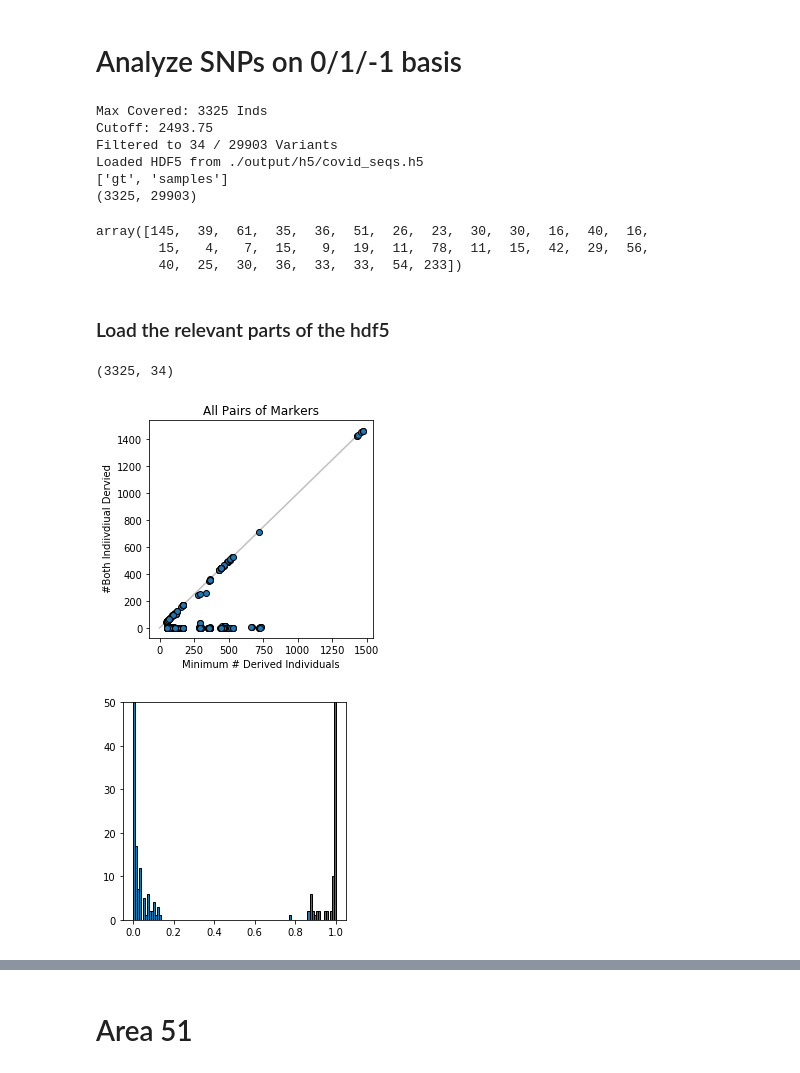
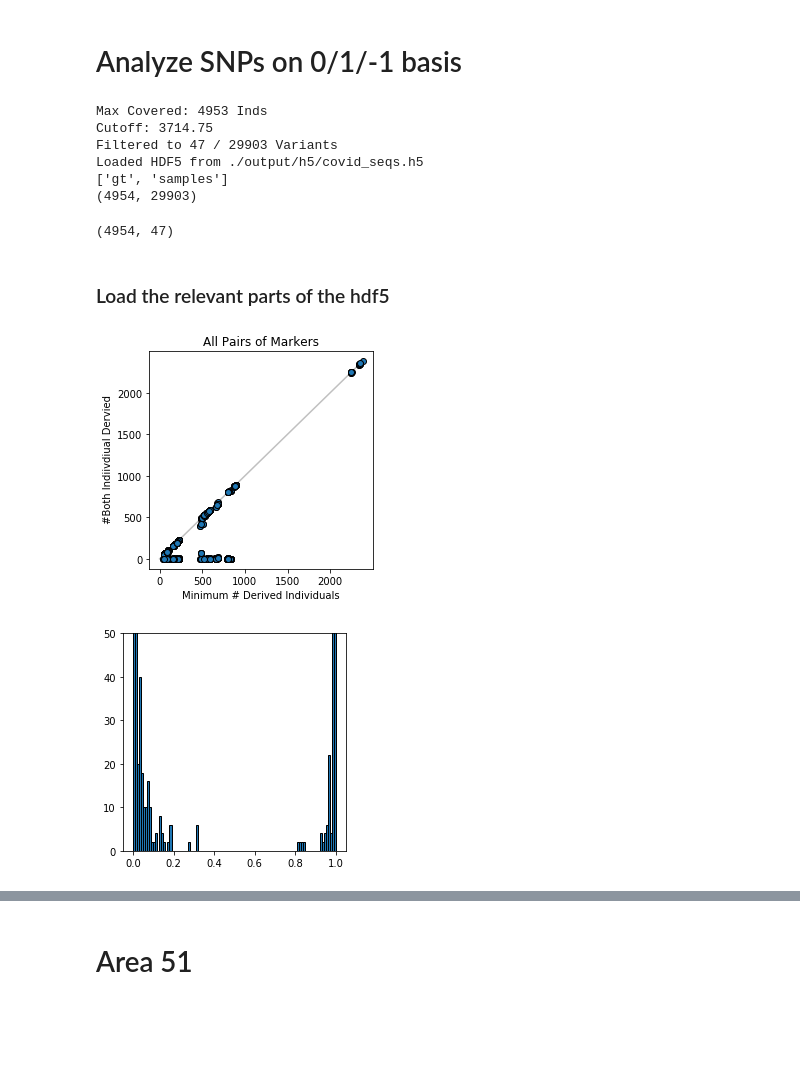
Before and after one commit to hringbauer/covid19_data, a Jupyter notebook: notebooks/qc/allelic_mismatches.ipynb, the cells around one changed output, grey strips where cells are left out. Saved outputs shown, nothing was run; the diff lists cells and outputs as text; code cells hidden in the pictures; blank space fills up the shorter version.

```diff
--- a/notebooks/qc/allelic_mismatches.ipynb
+++ b/notebooks/qc/allelic_mismatches.ipynb
@@ -110,60 +111,17 @@ plt.show()
 # %%
 df_snps = filter_reliable_snps(df_spec, frac_cov=0.75, min_alt=50)
 f = load_h5(path = "./output/h5/covid_seqs.h5")
-gt = create_int_df(f, df_snps)  # Create 0/1 Genotype Matrix [n,l] for df_snps Positions
 
 ### Load relevant parts of the HDF5
 gt = create_int_df(f, df_snps)  # Create 0/1 Genotype Matrix [n,l] for df_snps Positions
-np.sum(gt==-1, axis=0)
+np.shape(gt)
 # %% [output]
-Max Covered: 3325 Inds
-Cutoff: 2493.75
-Filtered to 34 / 29903 Variants
+Max Covered: 4953 Inds
+Cutoff: 3714.75
+Filtered to 47 / 29903 Variants
 Loaded HDF5 from ./output/h5/covid_seqs.h5
 ['gt', 'samples']
-(3325, 29903)
+(4954, 29903)
-array([145,  39,  61,  35,  36,  51,  26,  23,  30,  30,  16,  40,  16,
-        15,   4,   7,  15,   9,  19,  11,  78,  11,  15,  42,  29,  56,
-        40,  25,  30,  36,  33,  33,  54, 233])
+(4954, 47)
 # %% [markdown]
 ### Load the relevant parts of the hdf5
-# %%
-np.shape(gt)
-# %% [output]
-(3325, 34)
-# %%
-def return_der_stats(g1, g2, cov_only=True):
-    """Calculate and return statistics
-    of ancestral/derived.
-    g1, g2: Arrays of Genotypes (0/1/-1)"""
-    if cov_only:
-        idx = (g1>=0) & (g2>=0)
-        g1, g2 = g1[idx], g2[idx]
-    d1 = (g1 == 1)
-    d2 = (g2 == 1)
-
-    td1, td2 = np.sum(d1), np.sum(d2)
-    min_d = np.min([d1,d2])
-    min_idx = np.argmin([d1,d2])
-    both_d = np.sum(d1 & d2)
-    return both_d, min_d, min_idx
-# %%
-l = np.shape(gt)[1]
-pw = int(l*(l-1)/2)
-both_ds = np.zeros(pw, dtype="int")
-min_ds = np.zeros(pw, dtype="int")
-
-for i, (i1,i2) in enumerate(it.combinations(range(l),2)):
-    g1, g2 = gt[:,i1], gt[:,i2]
-    both_ds[i], min_ds[i], min_idx = return_der_stats(g1, g2)
-    frac_ds = both_ds[i] / min_ds[i]
-    if frac_ds[i]<0.5:
-        error_stat = [1, 1] # Both derived
-    else:
-        if min_idx == 0:
-            error_stat = [1,0]
-        elif min_idx == 1:
-            error_stat = [0,1]
-
-        else:
-            raise RuntimeError("Something went wrong with the min Index")
@@ -170,22 +172,24 @@ for i, (i1,i2) in enumerate(it.combinations(range(l),2)):
+# %%
+both_ds, min_ds, fracs =calc_pw_stats(gt)
 # %%
 plt.figure(figsize=(4,4))
 ax = plt.gca()
-ax.scatter(min_ds, both_ds, ec="k", zorder=1)
+ax.scatter(min_ds.flatten(), both_ds.flatten(), ec="k", zorder=1)
 ax.set_xlabel("Minimum # Derived Individuals")
 ax.set_ylabel(" #Both Indiivdiual Dervied")
 ax.set_title("All Pairs of Markers")
 m = np.max(min_ds)
 ax.plot([0,m],[0,m], c="silver", zorder=0)
 #ax.set_xlim([0,100])
 #ax.set_ylim([0,100])
 plt.show()
 # %% [output]
-[figure, old version]
+[figure, new version]
 # %%
 plt.figure(figsize=(4,4))
 ax = plt.gca()
-ax.hist(both_ds/min_ds, bins=100, ec="k")
+ax.hist(fracs.flatten(), bins=100, ec="k")
 ax.set_ylim([0,50])
 plt.show()
 # %% [output]
-[figure, old version]
+[figure, new version]
```
Also changed, not shown: parts of 8 cells of this notebook, 3 other files.
